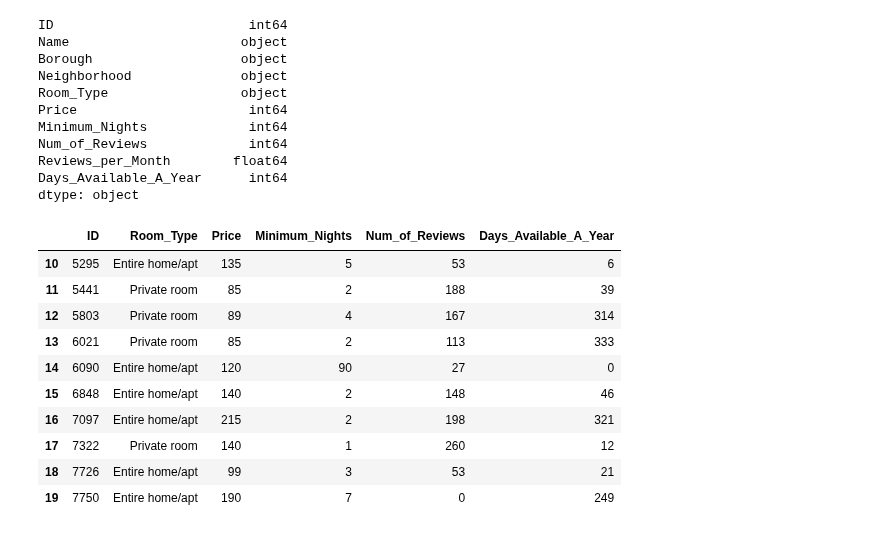
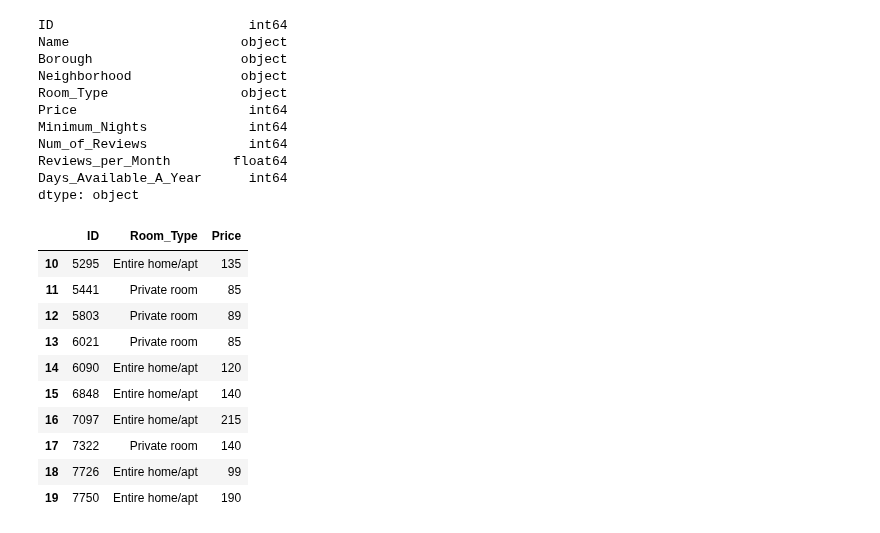
Before and after one commit to irwinmier96/Side_Projects, a Jupyter notebook: NYC AirBnB/Untitled.ipynb, the cells around one changed output. Saved outputs shown, nothing was run; the diff lists cells and outputs as text; code cells hidden in the pictures.

```diff
--- a/NYC AirBnB/Untitled.ipynb
+++ b/NYC AirBnB/Untitled.ipynb
@@ -78,25 +78,25 @@ Days_Available_A_Year      int64
 dtype: object
 # %%
 #Predict by room type for now, exclude borough and neighborhood
-drop_locations = ["Name", "Borough", "Neighborhood","Reviews_per_Month"]
+drop_locations = ["Name", "Borough", "Neighborhood","Reviews_per_Month", "Minimum_Nights", "Num_of_Reviews", "Days_Available_A_Year"]
 no_location = df.drop(drop_locations, axis = 1)
 
 #New dataframe with excluded columns
 no_location = pd.DataFrame(no_location)
 
 no_location[10:20]
 # %% [output]
-|  | ID | Room_Type | Price | Minimum_Nights | Num_of_Reviews | Days_Available_A_Year |
-| 10 | 5295 | Entire home/apt | 135 | 5 | 53 | 6 |
-| 11 | 5441 | Private room | 85 | 2 | 188 | 39 |
-| 12 | 5803 | Private room | 89 | 4 | 167 | 314 |
-| 13 | 6021 | Private room | 85 | 2 | 113 | 333 |
-| 14 | 6090 | Entire home/apt | 120 | 90 | 27 | 0 |
-| 15 | 6848 | Entire home/apt | 140 | 2 | 148 | 46 |
-| 16 | 7097 | Entire home/apt | 215 | 2 | 198 | 321 |
-| 17 | 7322 | Private room | 140 | 1 | 260 | 12 |
-| 18 | 7726 | Entire home/apt | 99 | 3 | 53 | 21 |
-| 19 | 7750 | Entire home/apt | 190 | 7 | 0 | 249 |
+|  | ID | Room_Type | Price |
+| 10 | 5295 | Entire home/apt | 135 |
+| 11 | 5441 | Private room | 85 |
+| 12 | 5803 | Private room | 89 |
+| 13 | 6021 | Private room | 85 |
+| 14 | 6090 | Entire home/apt | 120 |
+| 15 | 6848 | Entire home/apt | 140 |
+| 16 | 7097 | Entire home/apt | 215 |
+| 17 | 7322 | Private room | 140 |
+| 18 | 7726 | Entire home/apt | 99 |
+| 19 | 7750 | Entire home/apt | 190 |
 # %%
 #Converting nominal features into numerical features requires encoding them as dummy variables
 
```
Also changed, not shown: parts of 2 cells of this notebook.
